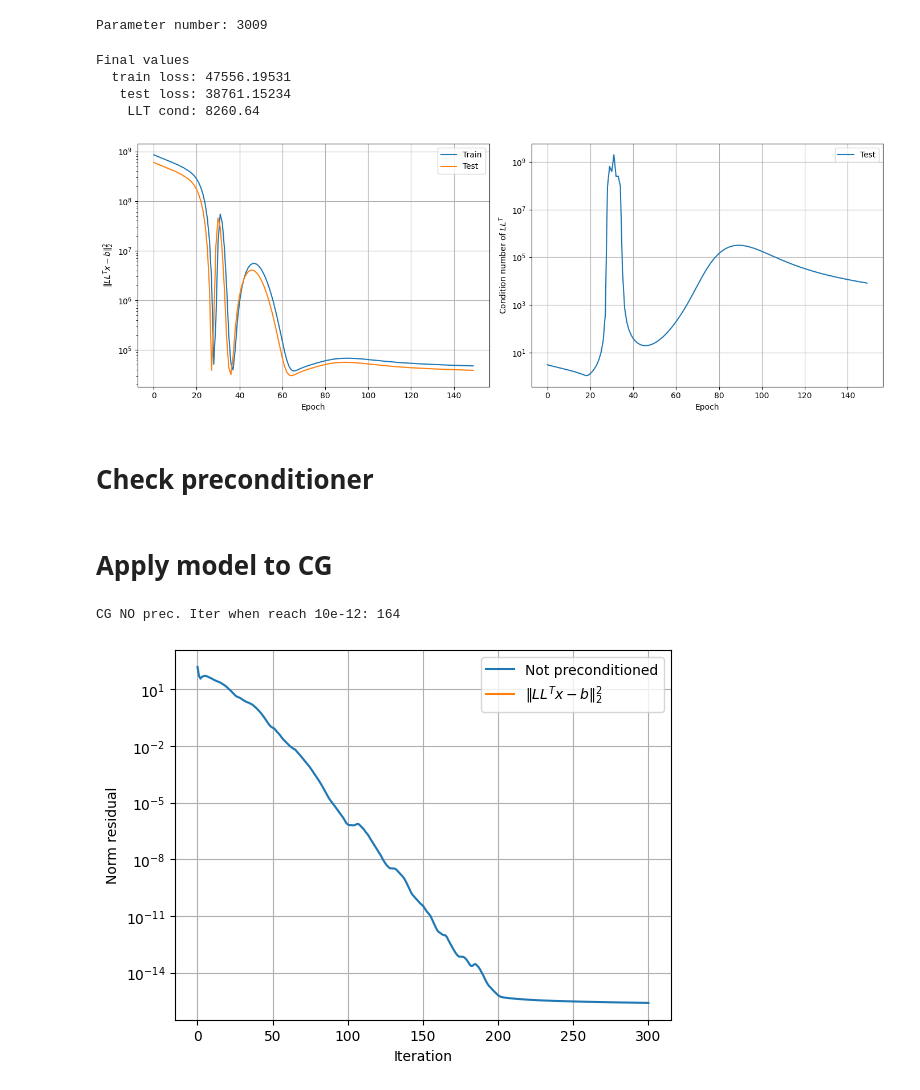
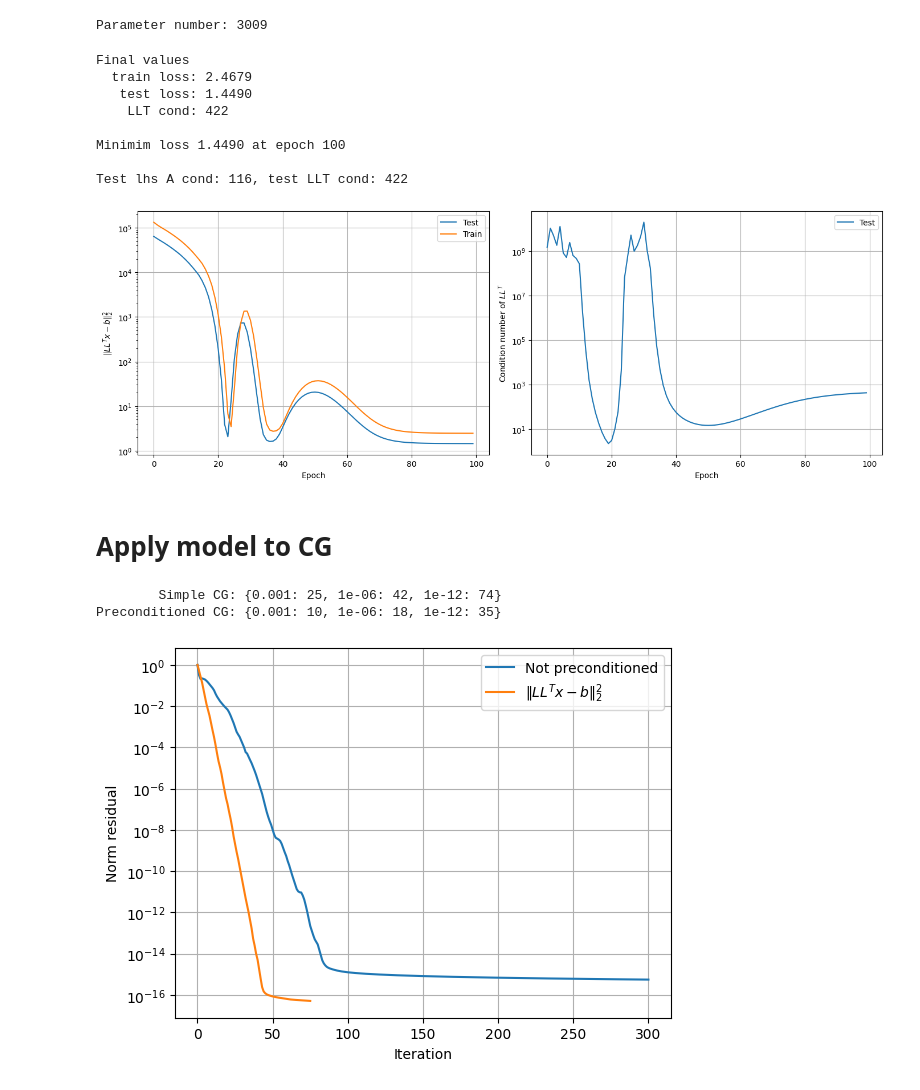
Before and after one commit to vltrifonov/PreCorrector, a Jupyter notebook: experiments/Poisson2D_LLT.ipynb, the cells around one changed output. Saved outputs shown, nothing was run; the diff lists cells and outputs as text; code cells hidden in the pictures.

Commit message:
Utils for cond calculation and residual assesment added; notebooks cleaned

```diff
--- a/experiments/Poisson2D_LLT.ipynb
+++ b/experiments/Poisson2D_LLT.ipynb
@@ -30,4 +33,4 @@ N_samples = 10
 # %%
-A_train, b_train, u_exact_train, bi_edges_train, nodes_train, edges_train, receivers_train, senders_train = dataset_LLT(grid, N_samples, seed=42)
-A_test, b_test, u_exact_test, bi_edges_test, nodes_test, edges_test, receivers_test, senders_test = dataset_LLT(grid, N_samples=10, seed=43)
+A_train, b_train, u_exact_train, bi_edges_train = dataset_LLT(grid, N_samples_train, seed=42)
+A_test, b_test, u_exact_test, bi_edges_test = dataset_LLT(grid, N_samples_test, seed=43)
 # %% [output]
@@ -57,13 +55,13 @@ EdgeEncoder = FullyConnectedNet(features=[1, 16, 16], N_layers=2, key=random.PRN
 EdgeDecoder = FullyConnectedNet(features=[16, 16, 1], N_layers=2, key=random.PRNGKey(seed))
 
 mp_rounds = 5
-MessagePass = MessagePassing(
+MessagePass = MessagePassingNoDiag(
     update_edge_fn = FullyConnectedNet(features=[48, 16, 16], N_layers=2, key=random.PRNGKey(seed)),
     update_node_fn = FullyConnectedNet(features=[48, 16, 16], N_layers=2, key=random.PRNGKey(seed)),
     mp_rounds=mp_rounds
 )
 
-model = PrecNet(NodeEncoder=NodeEncoder, EdgeEncoder=EdgeEncoder,
+model = PrecNetCopyDiagSqrt(NodeEncoder=NodeEncoder, EdgeEncoder=EdgeEncoder,
                 EdgeDecoder=EdgeDecoder, MessagePass=MessagePass)
 print(f'Parameter number: {params_count(model)}')
 # %% [output]
@@ -83,45 +76,55 @@ lr = 1e-3
 # )
 # %%
-X_train = (nodes_train, edges_train, receivers_train, senders_train, bi_edges_train, u_exact_train, b_train, A_train)
-X_test = (nodes_test, edges_test, receivers_test, senders_test, bi_edges_test, u_exact_test, b_test, A_test)
-data = (X_train, X_test, jnp.array([1]), jnp.array([1]))
-
-train_config = {'optimizer': optax.adam,
-                'lr': lr,
-                'optim_params': {},#{'weight_decay': 1e-8},
-                'epoch_num': 150}
-# model, losses = train(model, data, train_config, compute_loss_LLT)
-model, losses = train_with_cond(model, data, train_config, compute_loss_LLT, loss_name='llt')
+# data = (X_train, X_test, y_train, y_test)
+data = (
+    [A_train, b_train, bi_edges_train, u_exact_train],
+    [A_test, b_test, bi_edges_test, u_exact_test],
+    jnp.array([1]), jnp.array([1])
+)
+train_config = {
+    'optimizer': optax.adam,
+    'lr': lr,
+    'optim_params': {},#{'weight_decay': 1e-8},
+    'epoch_num': 100
+}
+# %%
+model, losses = train_with_cond(model, data, train_config, loss_name='llt')
+# model, losses = train(model, data, train_config, loss_name='llt')
 # %%
 _, axes = plt.subplots(1, 2, figsize=(14, 5))
 
+axes[0].plot(range(len(losses[0])), losses[1], label='Test')
 axes[0].plot(range(len(losses[0])), losses[0], label='Train')
-axes[0].plot(range(len(losses[0])), losses[1], label='Test')
 axes[0].legend()
 axes[0].set_yscale('log')
 axes[0].set_xlabel('Epoch')
 axes[0].set_ylabel('$\|LL^Tx - b\|_2^2$');
 axes[0].grid();
 
 axes[1].plot(range(len(losses[0])), losses[2], label='Test')
 axes[1].legend()
 axes[1].set_yscale('log')
 axes[1].set_xlabel('Epoch')
 axes[1].set_ylabel('Condition number of $LL^T$')
 axes[1].grid();
 
-# for vl in [21, 23, 29, 38, 53, 59, 79]:
+# for vl in [129]:#[13, 17, 22, 25, 29, 39, 59, 79]:
 #     axes[0].axvline(vl, 0, 1e11, linestyle='--', c='k')
 #     axes[1].axvline(vl, 0, 1e11, linestyle='--', c='k')
 
 plt.tight_layout()
 
-print(f'Final values\n  train loss: {losses[0][-1]:.5f}\n   test loss: {losses[1][-1]:.5f}\n    LLT cond: {losses[2][-1]:.2f}')
+cond_A, cond_LLT = asses_cond(A_test, vmap(model, in_axes=(0, 0, 0, 0, 0), out_axes=(0))(*direc_graph_from_linear_system_sparse(A_test, b_test)[:-1], bi_edges_test))
+print(f'Final values\n  train loss: {losses[0][-1]:.4f}\n   test loss: {losses[1][-1]:.4f}\n    LLT cond: {losses[2][-1]:.0f}')
+print(f'\nMinimim loss {jnp.min(losses[1]).item():.4f} at epoch {jnp.argmin(losses[1]).item()+1:.0f}')
+print(f'\nTest lhs A cond: {cond_A:.0f}, test LLT cond: {cond_LLT:.0f}')
 # %% [output]
 Final values
-  train loss: 47556.19531
-   test loss: 38761.15234
-    LLT cond: 8260.64
+  train loss: 2.4679
+   test loss: 1.4490
+    LLT cond: 422
+
+Minimim loss 1.4490 at epoch 100
+
+Test lhs A cond: 116, test LLT cond: 422
-[figure, old version]
+[figure, new version]
-# %% [markdown]
-# Check preconditioner
@@ -184,22 +144,24 @@ X_LLT, R_LLT, _ = ConjGrad(data_cg_test, N_iter=300, model=model, prec_func=prec
 # %%
 plt.plot(range(R_I.shape[-1]), jnp.linalg.norm(R_I, axis=1).mean(0), label="Not preconditioned")
 plt.plot(range(R_LLT.shape[-1]), jnp.linalg.norm(R_LLT, axis=1).mean(0), label="$\|LL^Tx - b\|_2^2$")
-# plt.plot(range(R_J.shape[-1]), jnp.linalg.norm(R_J, axis=1).mean(0), label="Jacobi")
 
 plt.xlabel('Iteration')
 plt.ylabel('Norm residual')
 plt.legend();
 plt.yscale('log')
 plt.grid();
+
 # plt.ylim([1e-15, 1e0]);
+# plt.vlines(110, 1e-15, 1, linestyle='--', color='k')
 
-try: print('CG NO prec. Iter when reach 10e-12:', jnp.where(jnp.linalg.norm(R_I, axis=1).mean(0) <= 1e-12)[0][0].item())
-except: pass
-try: print('CG with prec. Iter when reach 10e-12:', jnp.where(jnp.linalg.norm(R_LLT, axis=1).mean(0) <= 1e-12)[0][0].item())
-except: pass
+res_I_dict = iter_per_residual(R_I)
+res_LLT_dict = iter_per_residual(R_LLT)
+print('        Simple CG:', res_I_dict)
+print('Preconditioned CG:', res_LLT_dict)
 # %% [output]
-CG NO prec. Iter when reach 10e-12: 164
+        Simple CG: {0.001: 25, 1e-06: 42, 1e-12: 74}
+Preconditioned CG: {0.001: 10, 1e-06: 18, 1e-12: 35}
-[figure, old version]
+[figure, new version]
 # %%
 _, axes = plt.subplots(1, 3, figsize=(14, 14))
 
```
Also changed, not shown: parts of 25 cells of this notebook, 3 other files.
